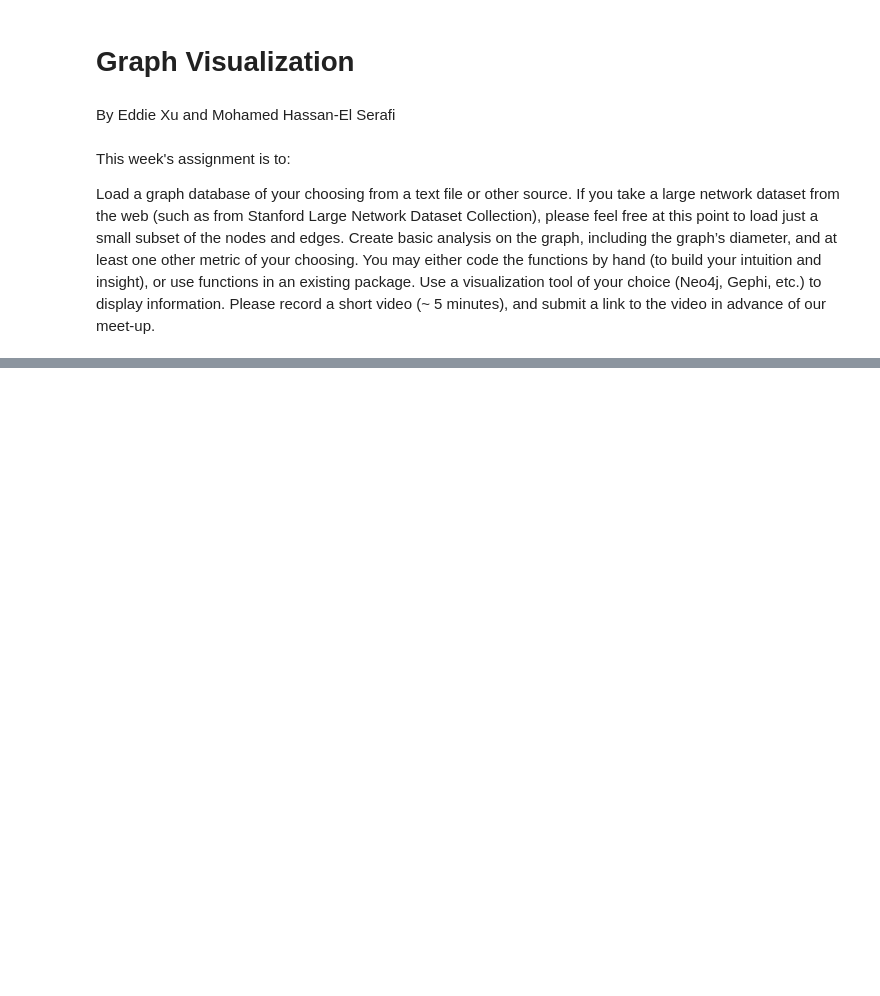
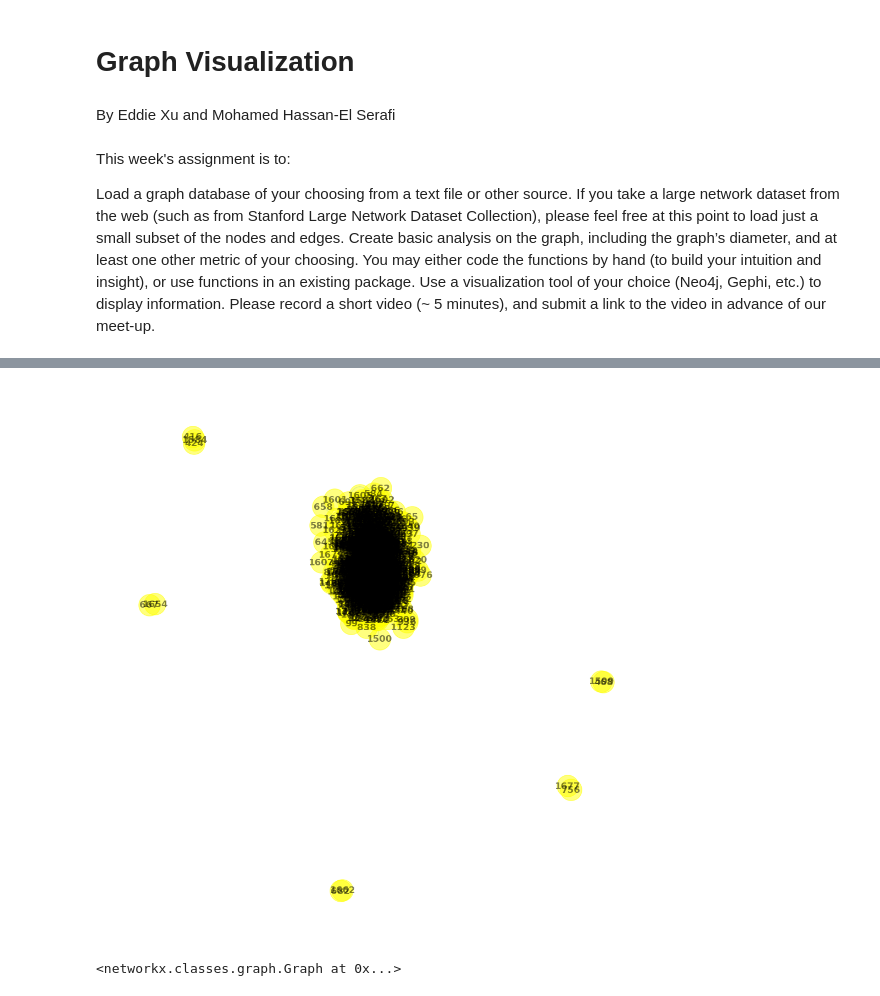
Before and after one commit to moham6839/Data_620_Web_Analytics, a Jupyter notebook: Week_3/Week 3 Assignment.ipynb, the cells around one changed output, grey strips where cells are left out. Saved outputs shown, nothing was run; the diff lists cells and outputs as text; code cells hidden in the pictures; blank space fills up the shorter version.

```diff
--- a/Week_3/Week 3 Assignment.ipynb
+++ b/Week_3/Week 3 Assignment.ipynb
@@ -11,0 +19,3 @@ Please record a short video (~ 5 minutes), and submit a link to the video in adv
+# %%
+%matplotlib inline
+rcParams['figure.figsize'] = 10, 10
@@ -11,0 +59,8 @@ Please record a short video (~ 5 minutes), and submit a link to the video in adv
+# %%
+brain = nx.read_edgelist('/Users/mohamedhassan/Downloads/bn-fly-drosophila_medulla_1/bn-fly-drosophila_medulla_1.edges', nodetype=int,
+                                     data=(('weight',int),))
+# %%
+nx.draw(brain, with_labels=True, node_color="yellow", node_size=800, font_weight='bold',
+        edge_color="skyblue", alpha=0.5)
+# %% [output]
+[figure, added]
@@ -11,0 +70,4 @@ Please record a short video (~ 5 minutes), and submit a link to the video in adv
+# %%
+dolphins
+# %% [output]
+<networkx.classes.graph.Graph at 0x...>
```
Also changed, not shown: parts of 9 cells of this notebook.
